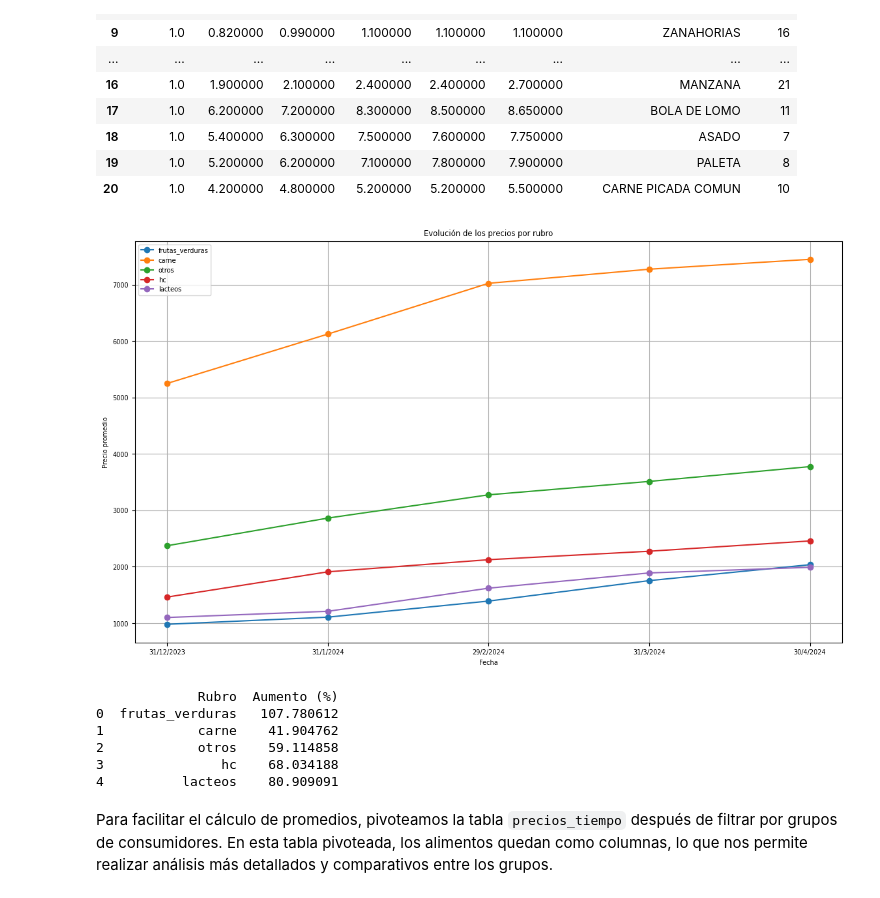
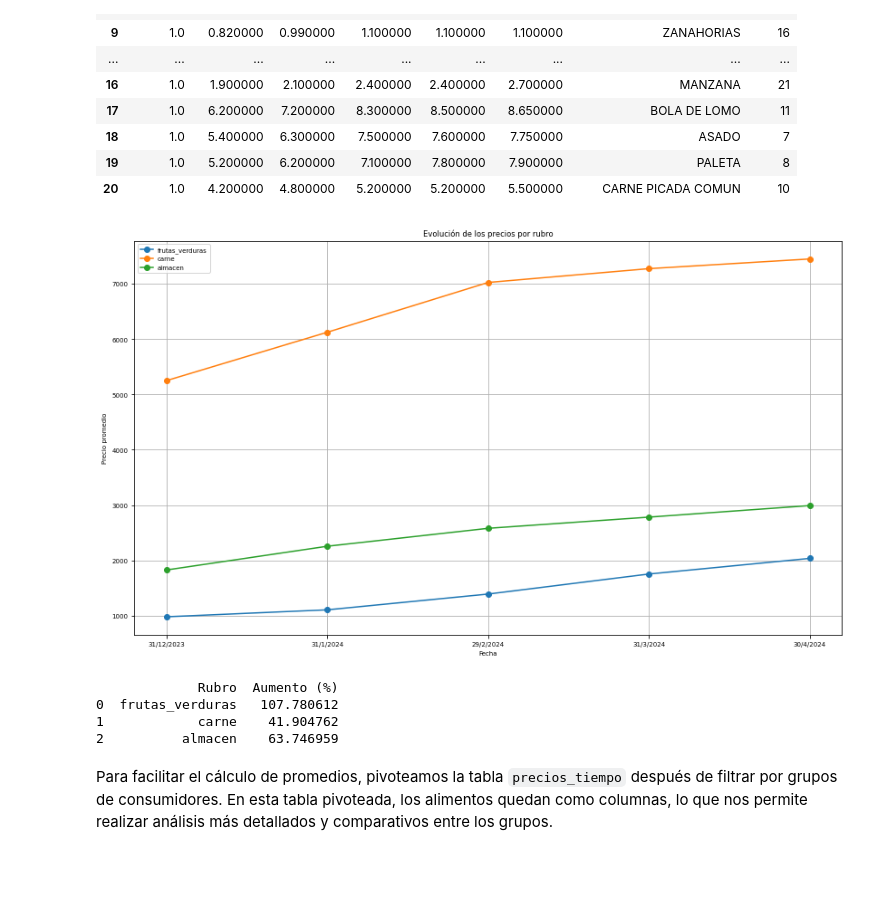
Before and after one commit to pedrobergaglio/algebra-lineal-computacional-2024, a Jupyter notebook: Enunciado TP2 y datos-20240601/Resolución.ipynb, the cells around one changed output. Cells and saved outputs as stored; diff of their text form; code cells hidden in the pictures; blank space fills up the shorter version.

```diff
--- a/Enunciado TP2 y datos-20240601/Resolución.ipynb
+++ b/Enunciado TP2 y datos-20240601/Resolución.ipynb
@@ -833,9 +829,7 @@ consumidores_libres['PRODUCTOS'] = consumidores_libres['PRODUCTOS'].str.lower()
 grupos_alimentos = {
     'frutas_verduras': ['zanahorias', 'berenjenas', 'tomate perita', 'cebolla', 'papa negra', 'acelga paquete', 'naranja', 'manzana'],
     'carne': ['asado', 'paleta', 'bola de lomo', 'carne picada comun'],
-    'otros': ['yerba taragui', 'azucar ledesma', 'huevos color docena', 'aceite cocinero girasol'],
-    'hc': ['arroz grano fino', 'fideos guiseros', 'harina de trigo', 'pan fresco'],
-    'lacteos': ['leche c/vit.fort']
+    'almacen': ['yerba taragui', 'azucar ledesma', 'huevos color docena', 'aceite cocinero girasol','arroz grano fino', 'fideos guiseros', 'harina de trigo', 'pan fresco','leche c/vit.fort'],
 }
 
 # filtro los datos de consumidores_libres para incluir solo los alimentos de los grupos específicos
@@ -852,40 +846,38 @@ aumentos_promedio = {}
 datos_para_graficar = {}
 
 for nombre, products in grupos_alimentos.items():
     # filtro precios de los productos del grupo
     datos = precios_tiempo[products].mean(axis=1)
     datos_para_graficar[nombre] = datos  # es el promedio de precios por fecha
 
     # calculo el aumento promedio de precios del grupo
     precio_inicial = datos[0]
     precio_final = datos[-1]
     aumento_promedio = ((precio_final - precio_inicial) / precio_inicial) * 100
     aumentos_promedio[nombre] = aumento_promedio
 
 # creo el gráfico
 plt.figure(figsize=(14, 8))
 
 for nombre, datos in datos_para_graficar.items():
     plt.plot(fechas, datos, marker='o', linestyle='-', label=nombre)
 
 plt.title('Evolución de los precios por rubro')
 plt.xlabel('Fecha')
 plt.ylabel('Precio promedio')
 plt.legend()
 plt.grid(True)
 plt.show()
 
 # me armo una tabla con los porcentajes de aumento
 aumentos_df = pd.DataFrame(list(aumentos_promedio.items()), columns=['Rubro', 'Aumento (%)'])
 print(aumentos_df)
 # %% [output]
-[figure, old version]
+[figure, new version]
              Rubro  Aumento (%)
 0  frutas_verduras   107.780612
 1            carne    41.904762
-2            otros    59.114858
-3               hc    68.034188
-4          lacteos    80.909091
+2          almacen    63.746959
 # %% [markdown]
 Para facilitar el cálculo de promedios, pivoteamos la tabla `precios_tiempo` después de filtrar por grupos de consumidores. En esta tabla pivoteada, los alimentos quedan como columnas, lo que nos permite realizar análisis más detallados y comparativos entre los grupos.
 # %%
```
Also changed, not shown: parts of 22 cells of this notebook.
